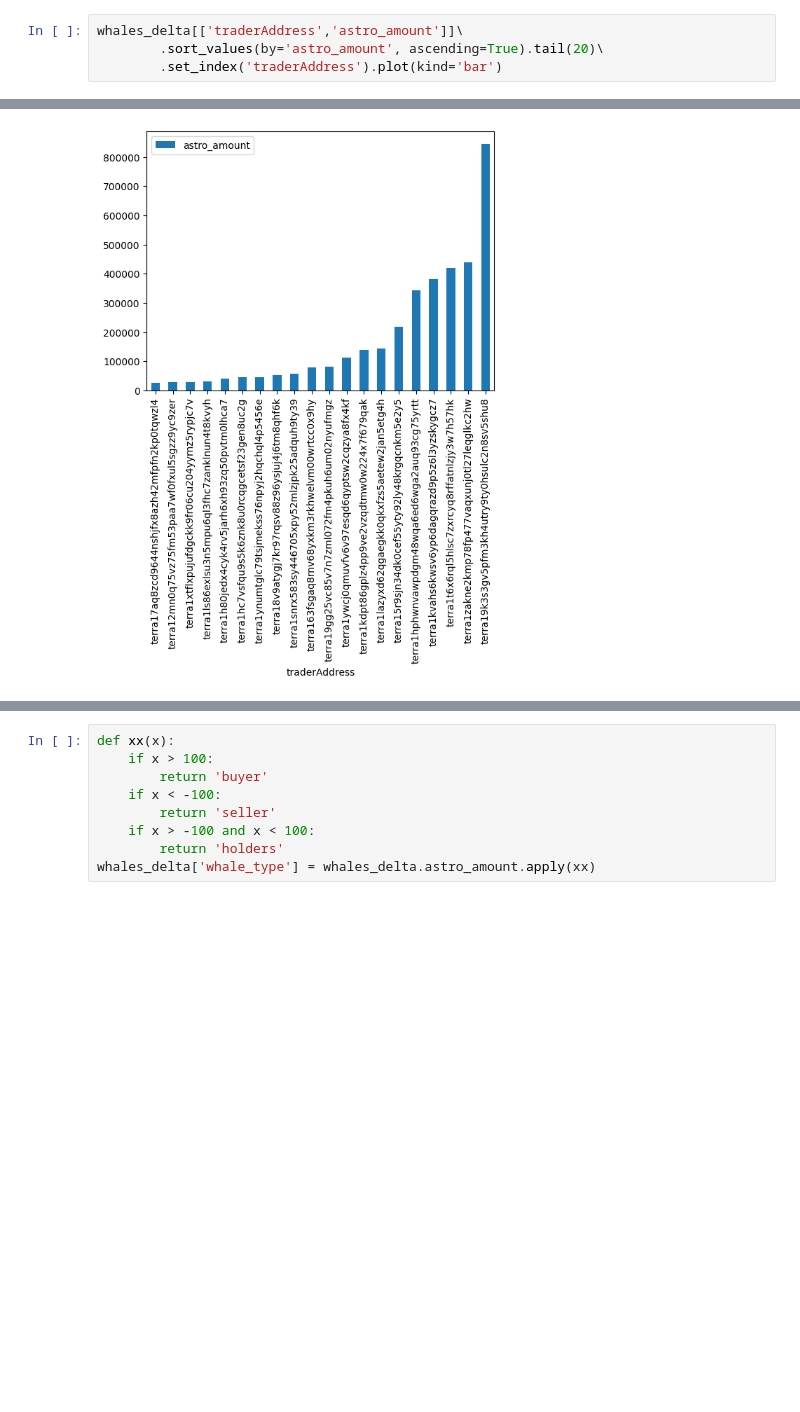
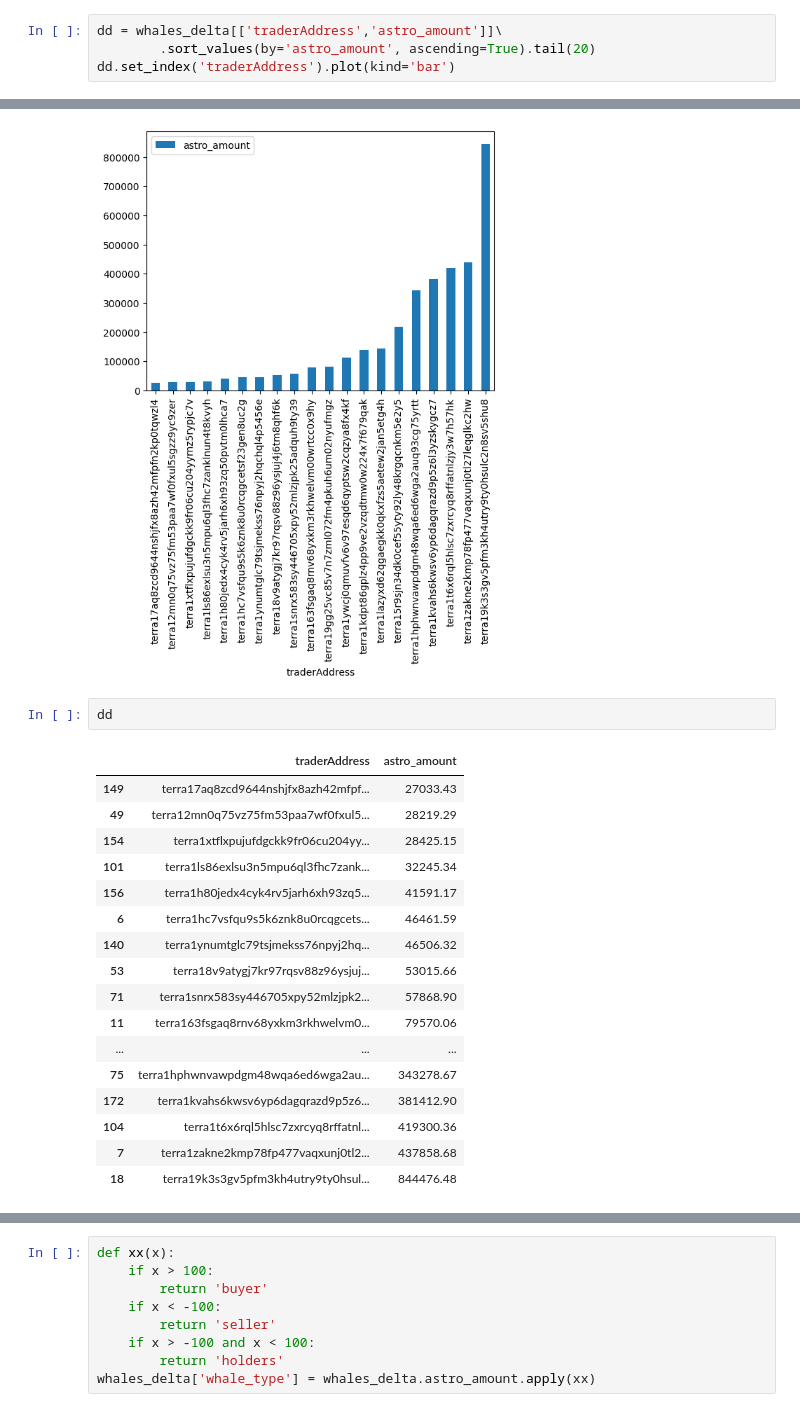
Before and after one commit to IncioMan/cosmos-activities-dashboard, a Jupyter notebook: python/notebooks/astro_analysis.ipynb, the cells around one changed output, grey strips where cells are left out. Drawn from its saved outputs; the diff is of its cells as text; blank space fills up the shorter version.

```diff
--- a/python/notebooks/astro_analysis.ipynb
+++ b/python/notebooks/astro_analysis.ipynb
@@ -194,10 +199,30 @@ total_delta_astro = daily_delta[daily_delta.date>='2023-07-01']\
 # %%
 whales_delta = whales.merge(total_delta_astro, on='traderAddress', how='left').fillna(0)
 # %%
-whales_delta[['traderAddress','astro_amount']]\
-        .sort_values(by='astro_amount', ascending=True).tail(20)\
-        .set_index('traderAddress').plot(kind='bar')
+dd = whales_delta[['traderAddress','astro_amount']]\
+        .sort_values(by='astro_amount', ascending=True).tail(20)
+dd.set_index('traderAddress').plot(kind='bar')
 # %% [output]
 <Axes: xlabel='traderAddress'>
 [figure]
+# %%
+dd
+# %% [output]
+|  | traderAddress | astro_amount |
+| 149 | terra17aq8zcd9644nshjfx8azh42mfpf... | 27033.43 |
+| 49 | terra12mn0q75vz75fm53paa7wf0fxul5... | 28219.29 |
+| 154 | terra1xtflxpujufdgckk9fr06cu204yy... | 28425.15 |
+| 101 | terra1ls86exlsu3n5mpu6ql3fhc7zank... | 32245.34 |
+| 156 | terra1h80jedx4cyk4rv5jarh6xh93zq5... | 41591.17 |
+| 6 | terra1hc7vsfqu9s5k6znk8u0rcqgcets... | 46461.59 |
+| 140 | terra1ynumtglc79tsjmekss76npyj2hq... | 46506.32 |
+| 53 | terra18v9atygj7kr97rqsv88z96ysjuj... | 53015.66 |
+| 71 | terra1snrx583sy446705xpy52mlzjpk2... | 57868.90 |
+| 11 | terra163fsgaq8rnv68yxkm3rkhwelvm0... | 79570.06 |
+| ... | ... | ... |
+| 75 | terra1hphwnvawpdgm48wqa6ed6wga2au... | 343278.67 |
+| 172 | terra1kvahs6kwsv6yp6dagqrazd9p5z6... | 381412.90 |
+| 104 | terra1t6x6rql5hlsc7zxrcyq8rffatnl... | 419300.36 |
+| 7 | terra1zakne2kmp78fp477vaqxunj0tl2... | 437858.68 |
+| 18 | terra19k3s3gv5pfm3kh4utry9ty0hsul... | 844476.48 |
 # %%
```
Also changed, not shown: parts of 5 cells of this notebook.
